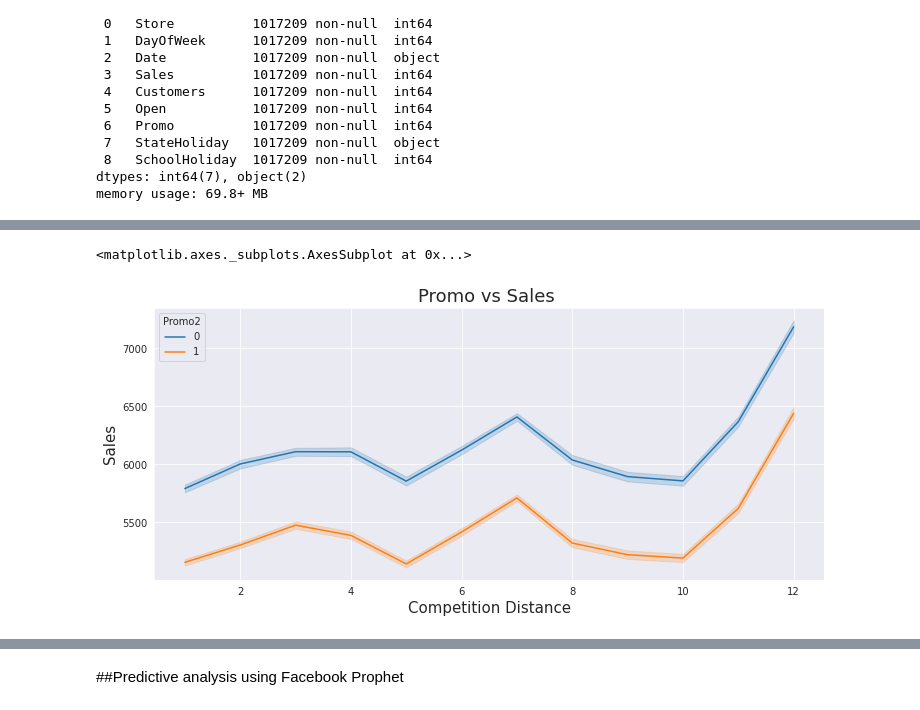
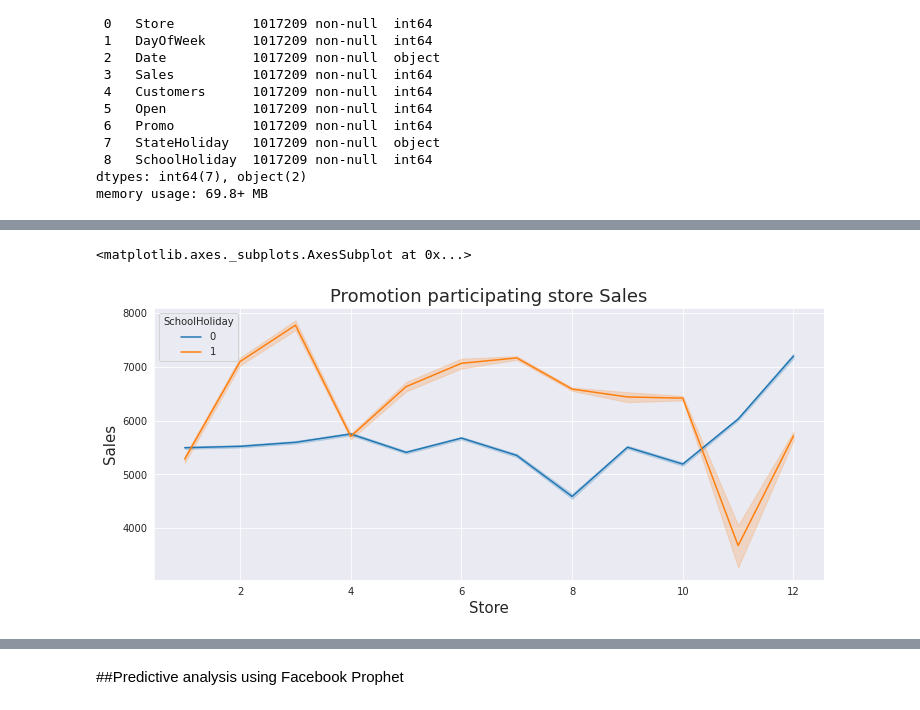
Before and after one commit to amanksharma23/Retail-sales-prediction-Supervised-ML-, a Jupyter notebook: Copy_of_Rossmann_Sales_Prediction_Capstone_Project.ipynb, the cells around one changed output, grey strips where cells are left out. Cells and saved outputs as stored; diff of their text form; code cells hidden in the pictures.

```diff
--- a/Copy_of_Rossmann_Sales_Prediction_Capstone_Project.ipynb
+++ b/Copy_of_Rossmann_Sales_Prediction_Capstone_Project.ipynb
@@ -169,0 +195,10 @@ past_data = sales.merge(store, on='Store', how='left', indicator=True)
+# %%
+past_data['StateHoliday'] = past_data['StateHoliday'].replace(['a','b','c'],1,)
+past_data['StateHoliday'] = past_data['StateHoliday'].replace('0',0)
+# %%
+sns.set_style(style= 'darkgrid')
+plt.figure(figsize=(12,5))
+plt.title("Day of the week wise Sales ", fontsize = 18)
+plt.ylabel("Sales",fontsize = 15)
+plt.xlabel("Day of the week",fontsize = 15)
+sns.lineplot(x='DayOfWeek', y='Sales', data = sales)
@@ -181,0 +218,7 @@ sns.lineplot(x='CompetitionDistance', y='Sales', data = sales_vs_comp)
+# %%
+sns.set_style(style= 'darkgrid')
+plt.figure(figsize=(12,5))
+plt.title("Year  wise Sales ", fontsize = 18)
+plt.ylabel("Sales",fontsize = 15)
+plt.xlabel("Year",fontsize = 15)
+sns.lineplot(x='Year', y='Sales', data = sales)
@@ -181,0 +228,8 @@ sns.lineplot(x='CompetitionDistance', y='Sales', data = sales_vs_comp)
+# %%
+sns.set_style(style= 'darkgrid')
+plt.figure(figsize=(8,5))
+plt.title("Effect of Promotion on sales", fontsize = 18)
+plt.ylabel("Sales",fontsize = 15)
+plt.xlabel("Promo",fontsize = 15)
+sns.barplot(x='Promo', y='Sales', data = sales)
+plt.legend(labels=["No promotion","Promotion"])
@@ -182,11 +239,10 @@ sns.lineplot(x='CompetitionDistance', y='Sales', data = sales_vs_comp)
 # %%
-sales_vs_promo = past_data[['Month','Promo2', 'Sales']]
 sns.set_style(style= 'darkgrid')
 plt.figure(figsize=(12,5))
-plt.title("Promo vs Sales ", fontsize = 18)
+plt.title("Promotion participating store Sales", fontsize = 18)
 plt.ylabel("Sales",fontsize = 15)
-plt.xlabel("Competition Distance",fontsize = 15)
-sns.lineplot(x='Month', y='Sales',hue='Promo2', data = sales_vs_promo)
+plt.xlabel("Store",fontsize = 15)
+sns.lineplot(x='Month', y='Sales',hue = 'SchoolHoliday', data = past_data)
 # %% [output]
 <matplotlib.axes._subplots.AxesSubplot at 0x...>
-[figure, old version]
+[figure, new version]
```
Also changed, not shown: parts of 22 cells of this notebook.
